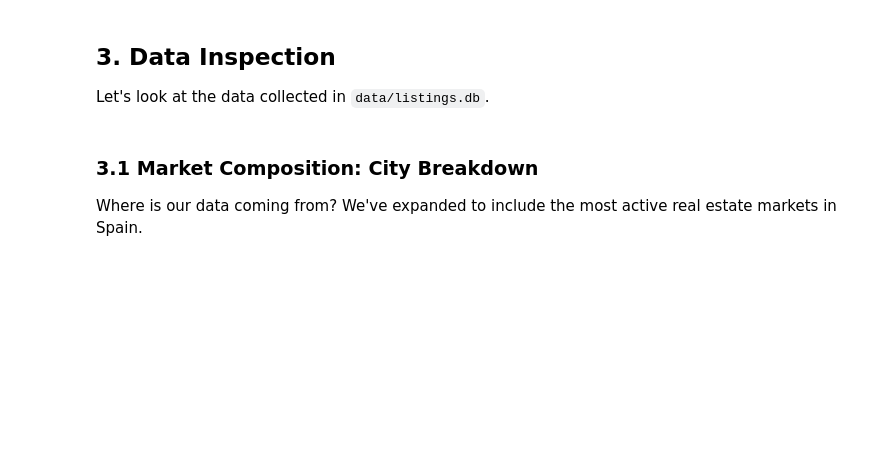
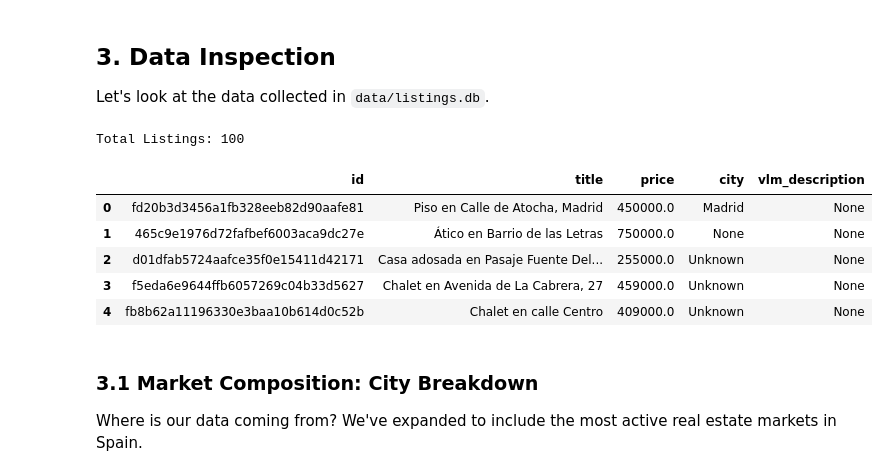
Before and after one commit to Nirtzur0/PropertyScanner, a Jupyter notebook: notebooks/project_overview.ipynb, the cells around one changed output. Saved outputs shown, nothing was run; the diff lists cells and outputs as text; code cells hidden in the pictures; blank space fills up the shorter version.

```diff
--- a/notebooks/project_overview.ipynb
+++ b/notebooks/project_overview.ipynb
@@ -22,23 +22,31 @@ Let's look at the data collected in `data/listings.db`.
 # %%
 import sqlite3
 import pandas as pd
 import matplotlib.pyplot as plt
 import ast
 import json
 import seaborn as sns
 import sys
 import os
 
 # Ensure we can import from src
 sys.path.append('..')
 
 # Connect to Database
 conn = sqlite3.connect('../data/listings.db')
-df = pd.read_sql_query("SELECT * FROM listings WHERE price > 0", conn)
+df = pd.read_sql_query("SELECT * FROM listings WHERE price > 0 LIMIT 100", conn)
 conn.close()
 
 print(f"Total Listings: {len(df)}")
 display(df[['id', 'title', 'price', 'city', 'vlm_description']].head())
+# %% [output]
+Total Listings: 100
+|  | id | title | price | city | vlm_description |
+| 0 | fd20b3d3456a1fb328eeb82d90aafe81 | Piso en Calle de Atocha, Madrid | 450000.0 | Madrid | None |
+| 1 | 465c9e1976d72fafbef6003aca9dc27e | Ático en Barrio de las Letras | 750000.0 | None | None |
+| 2 | d01dfab5724aafce35f0e15411d42171 | Casa adosada en Pasaje Fuente Del... | 255000.0 | Unknown | None |
+| 3 | f5eda6e9644ffb6057269c04b33d5627 | Chalet en Avenida de La Cabrera, 27 | 459000.0 | Unknown | None |
+| 4 | fb8b62a11196330e3baa10b614d0c52b | Chalet en calle Centro | 409000.0 | Unknown | None |
 # %% [markdown]
 ### 3.1 Market Composition: City Breakdown
 Where is our data coming from? We've expanded to include the most active real estate markets in Spain.
```
Also changed, not shown: parts of 4 cells of this notebook, 7 other files.
